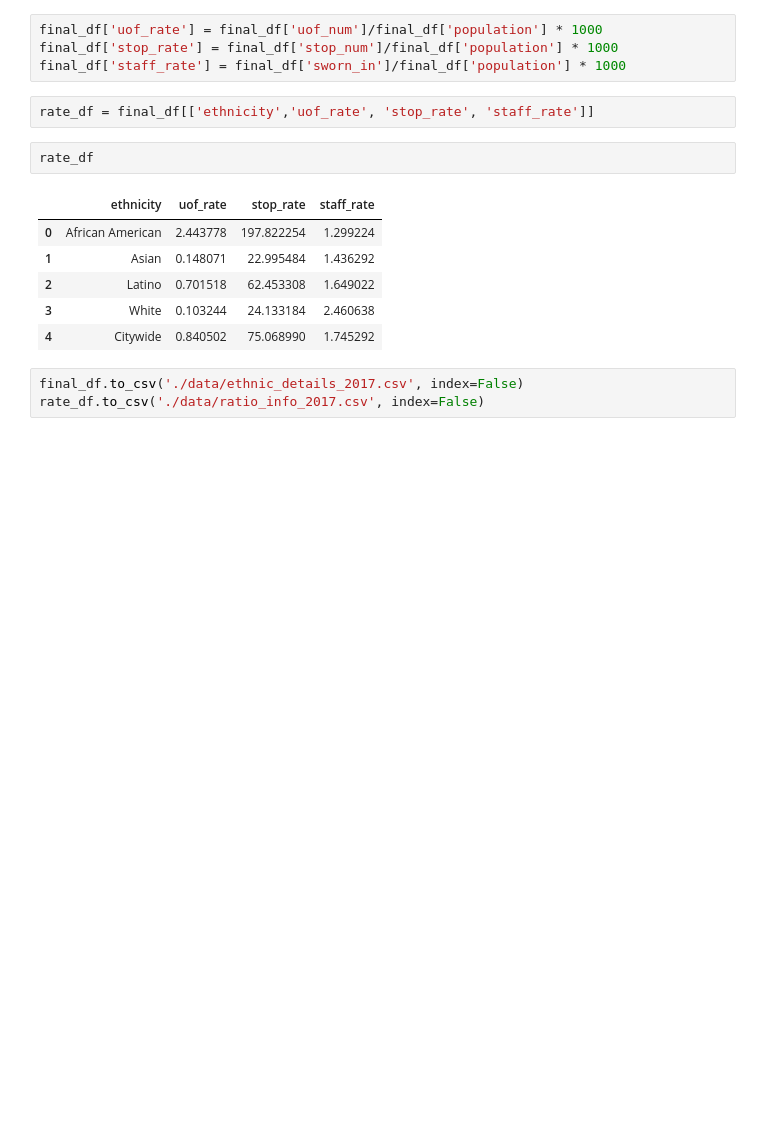
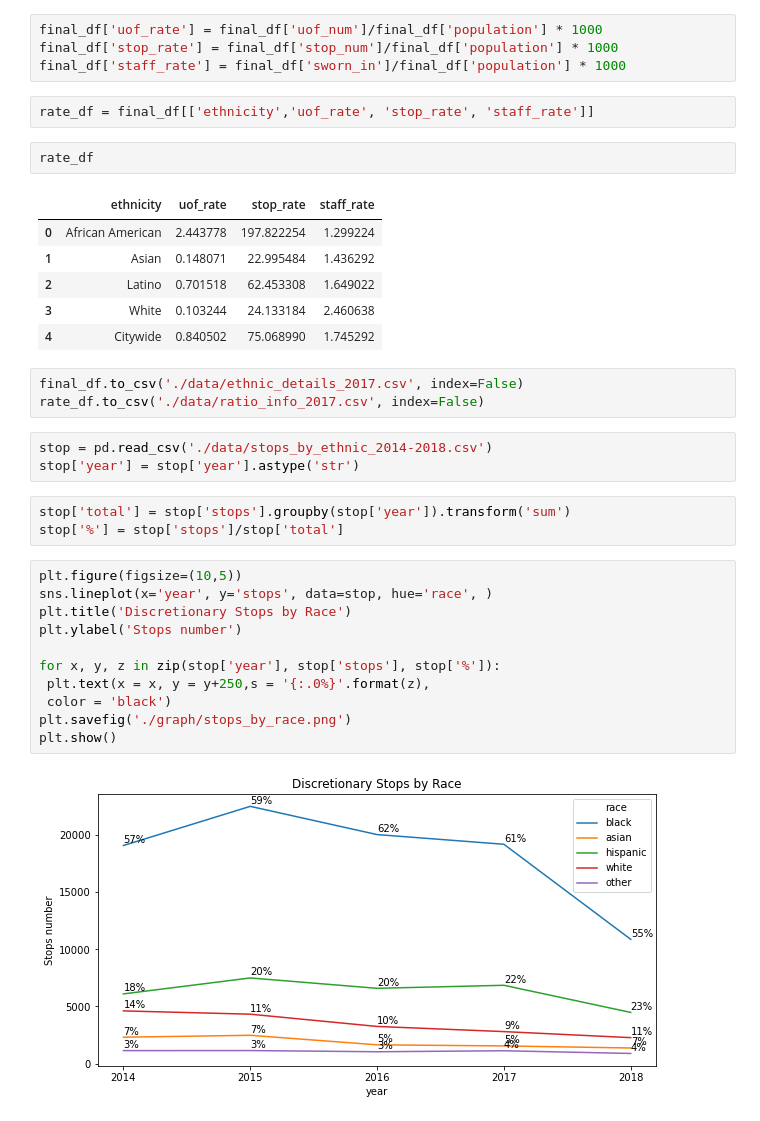
Before and after one commit to sfbrigade/datasci-police-budget, a Jupyter notebook: oaklanddataset/TS_oakpolice_dataprep.ipynb, the cells around one changed output. Saved outputs shown, nothing was run; the diff lists cells and outputs as text; blank space fills up the shorter version.

Commit message:
added chart for discretionary stops by race

```diff
--- a/oaklanddataset/TS_oakpolice_dataprep.ipynb
+++ b/oaklanddataset/TS_oakpolice_dataprep.ipynb
@@ -250,3 +251,22 @@ rate_df
 # %%
 final_df.to_csv('./data/ethnic_details_2017.csv', index=False)
 rate_df.to_csv('./data/ratio_info_2017.csv', index=False)
+# %%
+stop = pd.read_csv('./data/stops_by_ethnic_2014-2018.csv')
+stop['year'] = stop['year'].astype('str')
+# %%
+stop['total'] = stop['stops'].groupby(stop['year']).transform('sum')
+stop['%'] = stop['stops']/stop['total']
+# %%
+plt.figure(figsize=(10,5))
+sns.lineplot(x='year', y='stops', data=stop, hue='race', )
+plt.title('Discretionary Stops by Race')
+plt.ylabel('Stops number')
+
+for x, y, z in zip(stop['year'], stop['stops'], stop['%']):
+ plt.text(x = x, y = y+250,s = '{:.0%}'.format(z),
+ color = 'black')
+plt.savefig('./graph/stops_by_race.png')
+plt.show()
+# %% [output]
+[figure, added]
```
Also changed, not shown: parts of 1 cell of this notebook, 1 other file.
